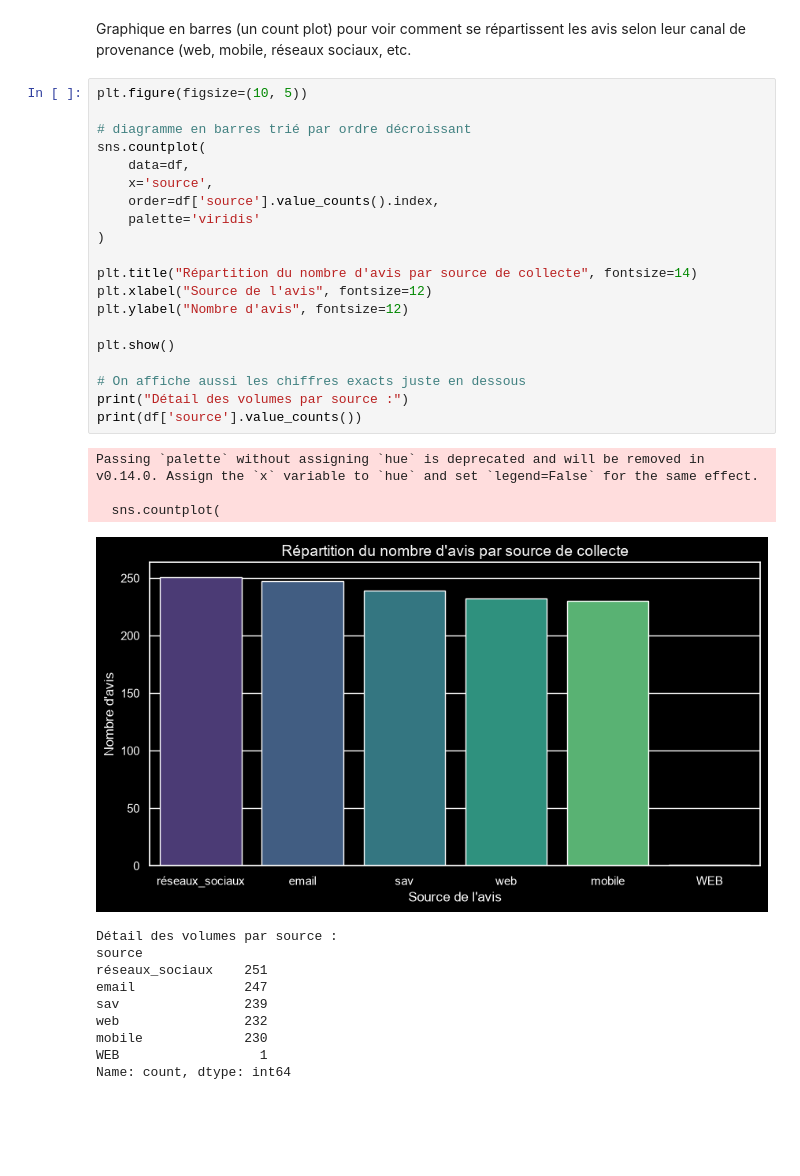
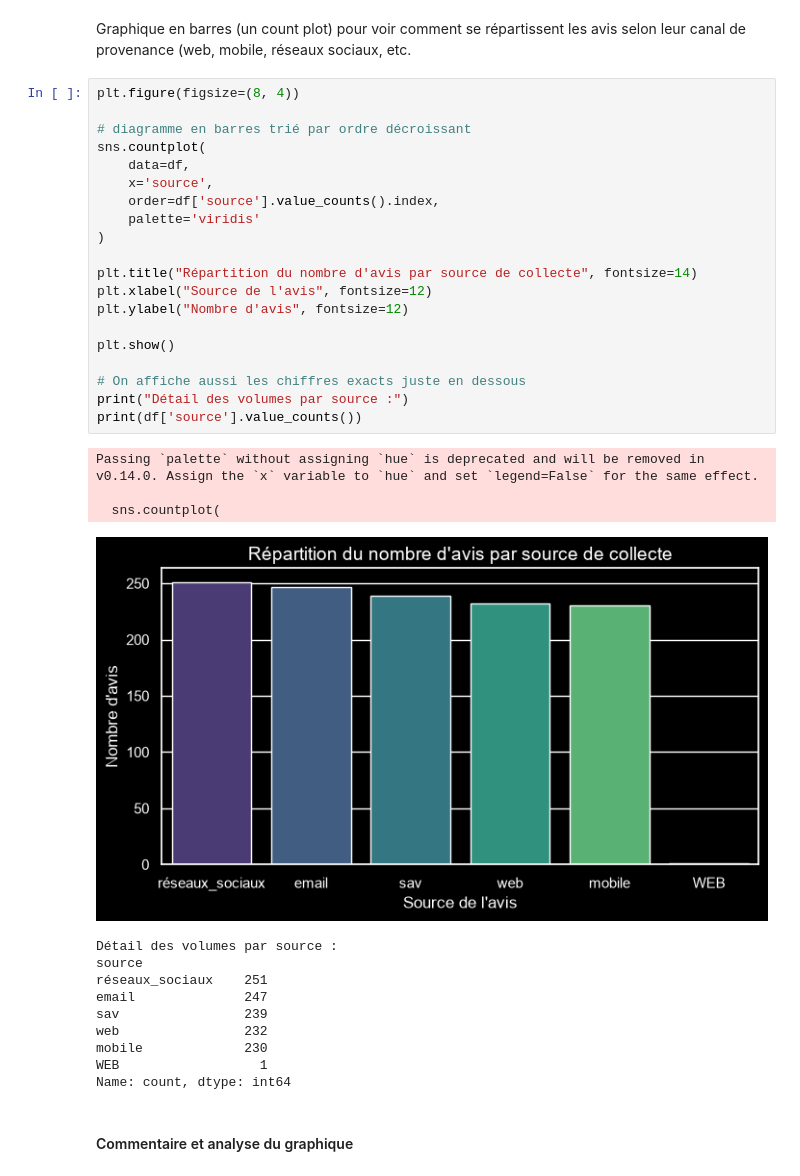
Before and after one commit to cheikhahmedtidiane/atelier_prepa_donnees_textuelles, a Jupyter notebook: atelier_prepa_donnees_textuelles/notebooks/atelier_prepa_donnees_textuelles.ipynb, the cells around one changed output. Cells and saved outputs as stored; diff of their text form; blank space fills up the shorter version.

Commit message:
Partie 1 – Exploration du corpus 15) Visualisation : Commentaire et analyse du graphique

```diff
--- a/atelier_prepa_donnees_textuelles/notebooks/atelier_prepa_donnees_textuelles.ipynb
+++ b/atelier_prepa_donnees_textuelles/notebooks/atelier_prepa_donnees_textuelles.ipynb
@@ -467,30 +467,30 @@ STATISTIQUES DES CARACTÈRES PARTICULIERS
 # %% [markdown]
 Graphique en barres (un count plot) pour voir comment se répartissent les avis selon leur canal de provenance (web, mobile, réseaux sociaux, etc.
 # %%
-plt.figure(figsize=(10, 5))
+plt.figure(figsize=(8, 4))
 
 # diagramme en barres trié par ordre décroissant
 sns.countplot(
     data=df,
     x='source',
     order=df['source'].value_counts().index,
     palette='viridis'
 )
 
 plt.title("Répartition du nombre d'avis par source de collecte", fontsize=14)
 plt.xlabel("Source de l'avis", fontsize=12)
 plt.ylabel("Nombre d'avis", fontsize=12)
 
 plt.show()
 
 # On affiche aussi les chiffres exacts juste en dessous
 print("Détail des volumes par source :")
 print(df['source'].value_counts())
 # %% [output]
 Passing `palette` without assigning `hue` is deprecated and will be removed in v0.14.0. Assign the `x` variable to `hue` and set `legend=False` for the same effect.
 
   sns.countplot(
-[figure, old version]
+[figure, new version]
 Détail des volumes par source :
 source
 réseaux_sociaux    251
@@ -500,3 +500,5 @@ web                232
 mobile             230
 WEB                  1
 Name: count, dtype: int64
+# %% [markdown]
+#### Commentaire et analyse du graphique
```
Also changed, not shown: parts of 1 cell of this notebook.
